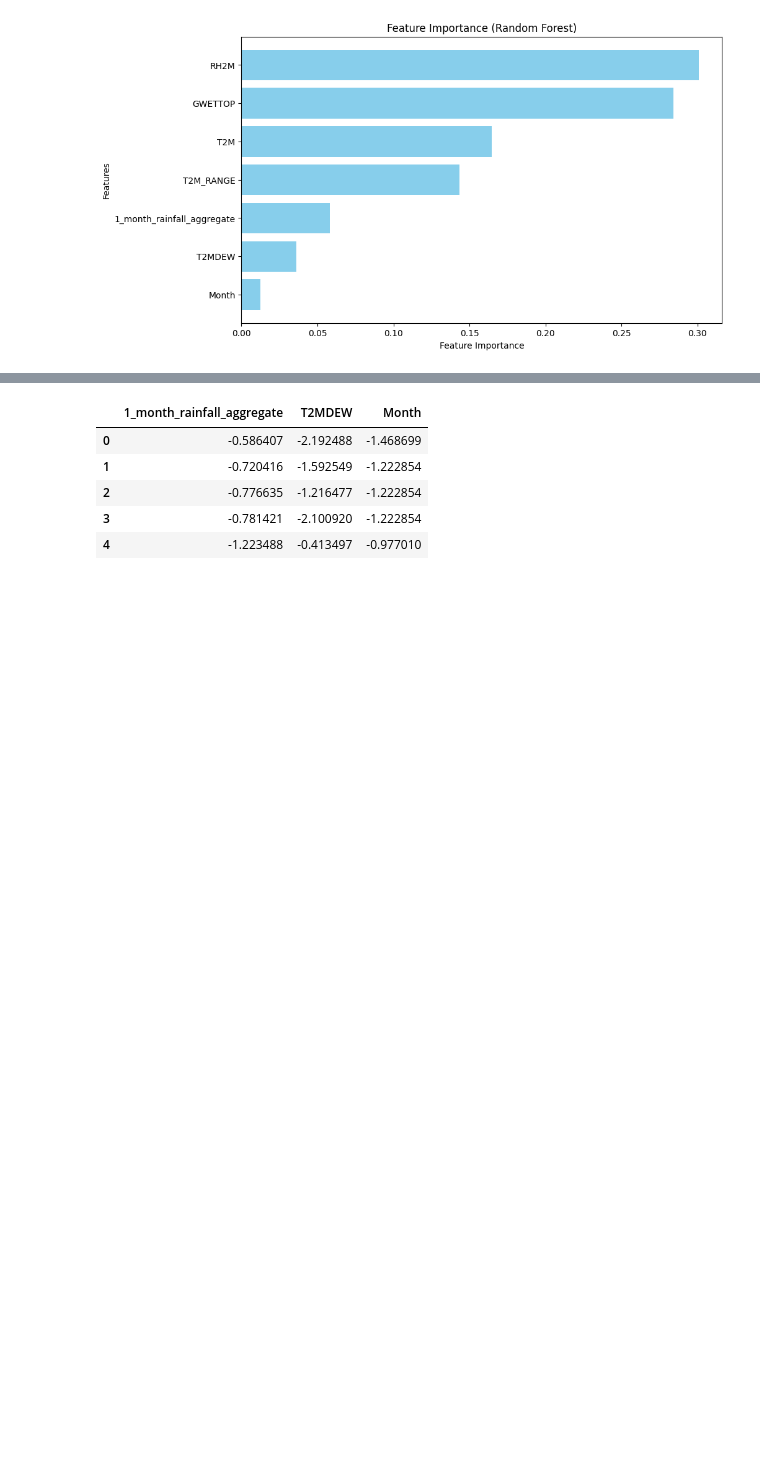
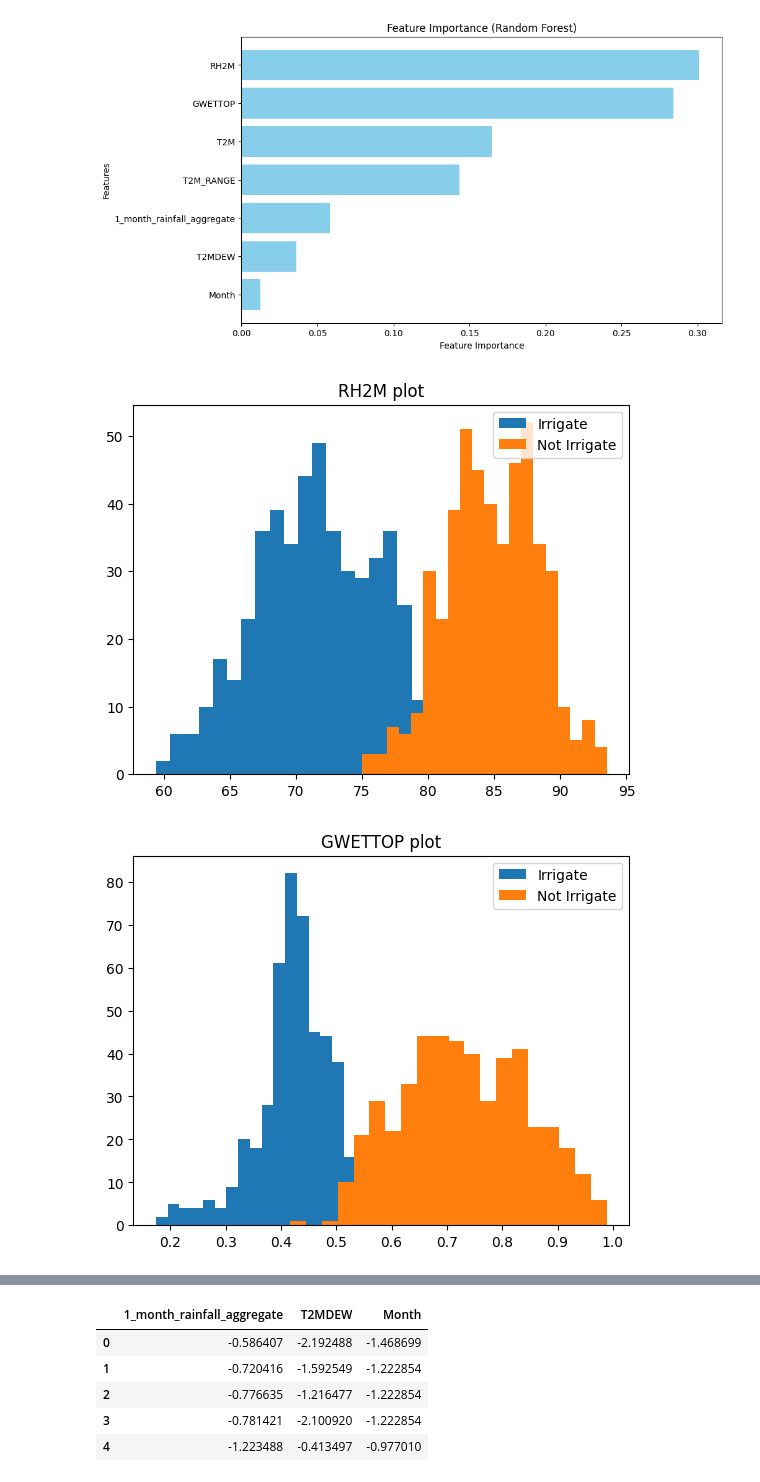
Before and after one commit to Dinithiii04/AgriLak, a Jupyter notebook: notebooks/IrrigationOptimization_feature_Engineering.ipynb, the cells around one changed output, grey strips where cells are left out. Saved outputs shown, nothing was run; the diff lists cells and outputs as text; code cells hidden in the pictures; blank space fills up the shorter version.

```diff
--- a/notebooks/IrrigationOptimization_feature_Engineering.ipynb
+++ b/notebooks/IrrigationOptimization_feature_Engineering.ipynb
@@ -473,3 +473,20 @@ plt.show()
 1                      T2MDEW    0.036280
 6                       Month    0.012295
 [figure]
+# %%
+def plot1(x):
+    plt.hist(df_maha[df_maha['Cluster_Label']==0][x],bins=20,label='Irrigate')
+    plt.hist(df_maha[df_maha['Cluster_Label']==1][x],bins=20,label='Not Irrigate')
+    plt.legend(loc='upper right')
+    plt.title(f'{x} plot')
+    plt.show()
+
+plot1('RH2M')
+plot1('GWETTOP')
+plot1('T2M')
+plot1('T2M_RANGE')
+plot1('1_month_rainfall_aggregate')
+plot1('T2MDEW')
+# %% [output]
+[figure, added]
+[figure, added]
```
Also changed, not shown: parts of 2 cells of this notebook.
